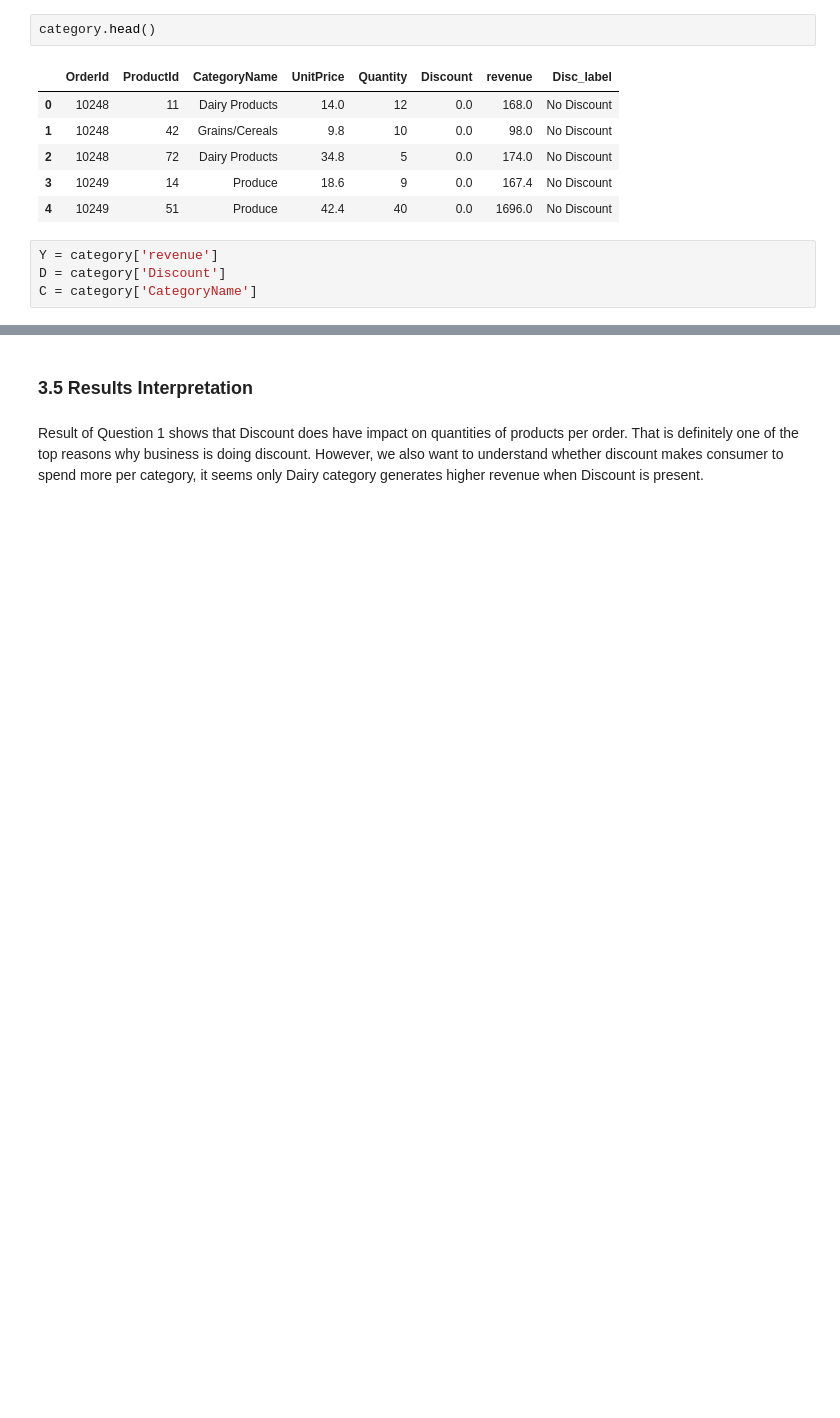
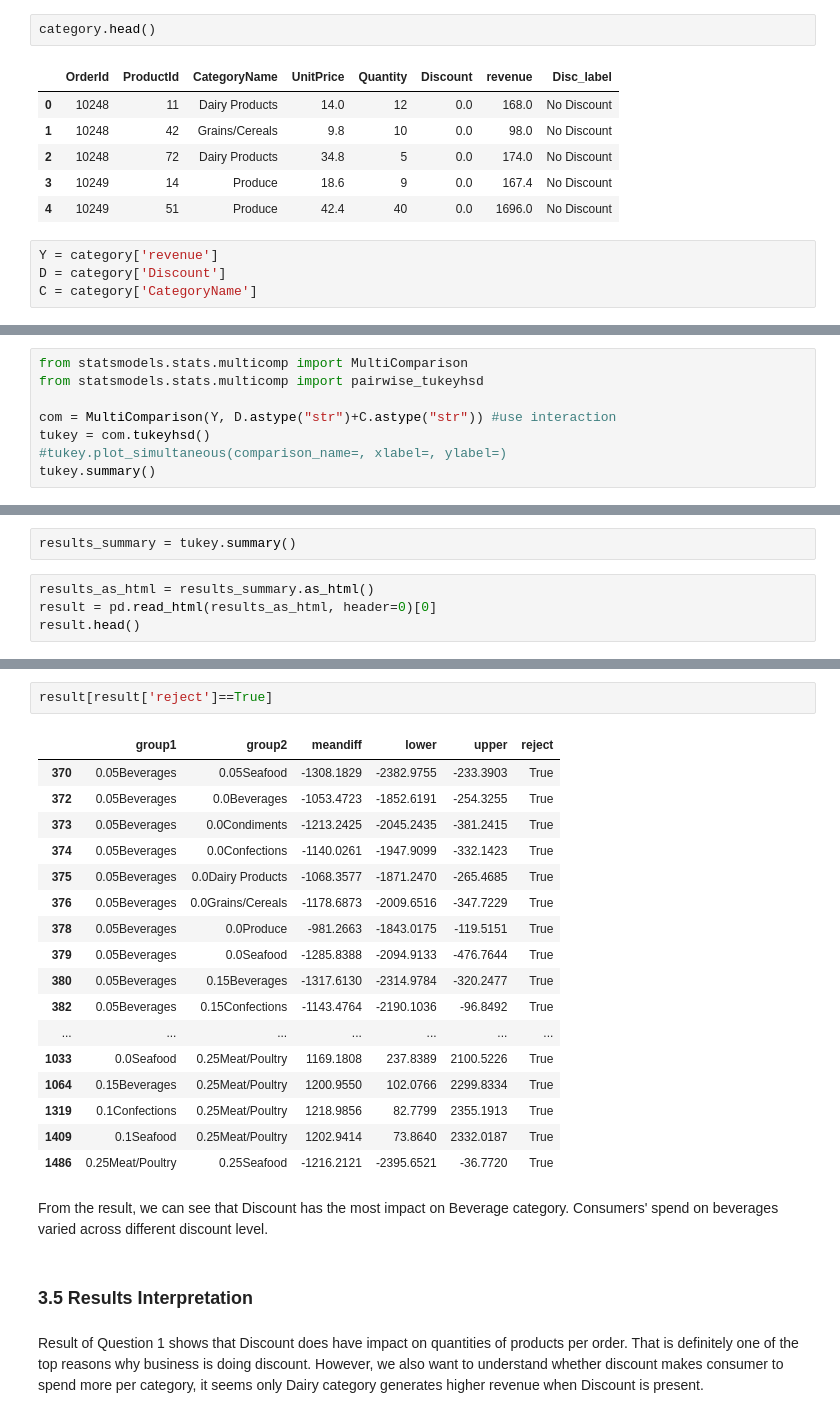
Before and after one commit to bonniema/HypothesisTesting-NorthwindEcommerce, a Jupyter notebook: Mod3 Project_1121_bm.ipynb, the cells around one changed output, grey strips where cells are left out. Drawn from its saved outputs; the diff is of its cells as text; blank space fills up the shorter version.

```diff
--- a/Mod3 Project_1121_bm.ipynb
+++ b/Mod3 Project_1121_bm.ipynb
@@ -1268,0 +1277,8 @@ Residual      1.976170e+09  2146.0       NaN           NaN
+# %%
+from statsmodels.stats.multicomp import MultiComparison
+from statsmodels.stats.multicomp import pairwise_tukeyhsd
+
+com = MultiComparison(Y, D.astype("str")+C.astype("str")) #use interaction
+tukey = com.tukeyhsd()
+#tukey.plot_simultaneous(comparison_name=, xlabel=, ylabel=)
+tukey.summary()
@@ -1268,0 +1303,6 @@ Residual      1.976170e+09  2146.0       NaN           NaN
+# %%
+results_summary = tukey.summary()
+# %%
+results_as_html = results_summary.as_html()
+result = pd.read_html(results_as_html, header=0)[0]
+result.head()
@@ -1269,3 +1316,25 @@ Residual      1.976170e+09  2146.0       NaN           NaN
+# %%
+result[result['reject']==True]
+# %% [output]
+|  | group1 | group2 | meandiff | lower | upper | reject |
+| 370 | 0.05Beverages | 0.05Seafood | -1308.1829 | -2382.9755 | -233.3903 | True |
+| 372 | 0.05Beverages | 0.0Beverages | -1053.4723 | -1852.6191 | -254.3255 | True |
+| 373 | 0.05Beverages | 0.0Condiments | -1213.2425 | -2045.2435 | -381.2415 | True |
+| 374 | 0.05Beverages | 0.0Confections | -1140.0261 | -1947.9099 | -332.1423 | True |
+| 375 | 0.05Beverages | 0.0Dairy Products | -1068.3577 | -1871.2470 | -265.4685 | True |
+| 376 | 0.05Beverages | 0.0Grains/Cereals | -1178.6873 | -2009.6516 | -347.7229 | True |
+| 378 | 0.05Beverages | 0.0Produce | -981.2663 | -1843.0175 | -119.5151 | True |
+| 379 | 0.05Beverages | 0.0Seafood | -1285.8388 | -2094.9133 | -476.7644 | True |
+| 380 | 0.05Beverages | 0.15Beverages | -1317.6130 | -2314.9784 | -320.2477 | True |
+| 382 | 0.05Beverages | 0.15Confections | -1143.4764 | -2190.1036 | -96.8492 | True |
+| ... | ... | ... | ... | ... | ... | ... |
+| 1033 | 0.0Seafood | 0.25Meat/Poultry | 1169.1808 | 237.8389 | 2100.5226 | True |
+| 1064 | 0.15Beverages | 0.25Meat/Poultry | 1200.9550 | 102.0766 | 2299.8334 | True |
+| 1319 | 0.1Confections | 0.25Meat/Poultry | 1218.9856 | 82.7799 | 2355.1913 | True |
+| 1409 | 0.1Seafood | 0.25Meat/Poultry | 1202.9414 | 73.8640 | 2332.0187 | True |
+| 1486 | 0.25Meat/Poultry | 0.25Seafood | -1216.2121 | -2395.6521 | -36.7720 | True |
+# %% [markdown]
+From the result, we can see that Discount has the most impact on Beverage category. Consumers' spend on beverages varied across different discount level.
 # %% [markdown]
 ### 3.5 Results Interpretation
 # %% [markdown]
```
Also changed, not shown: parts of 28 cells of this notebook.
